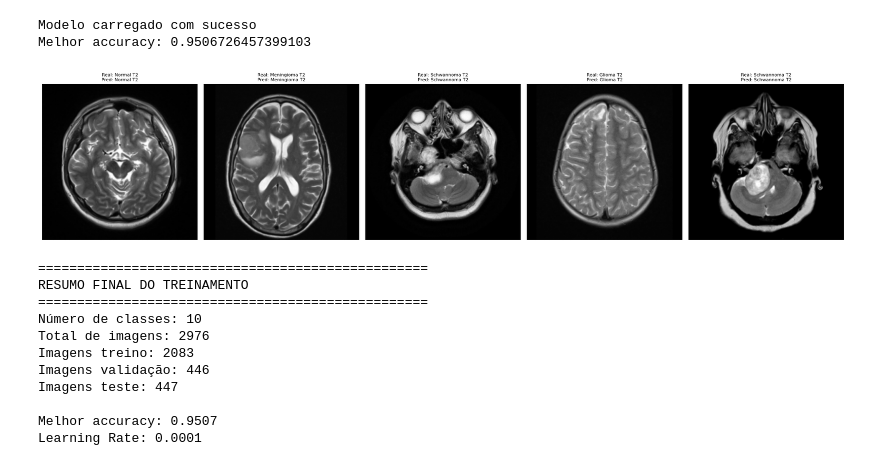
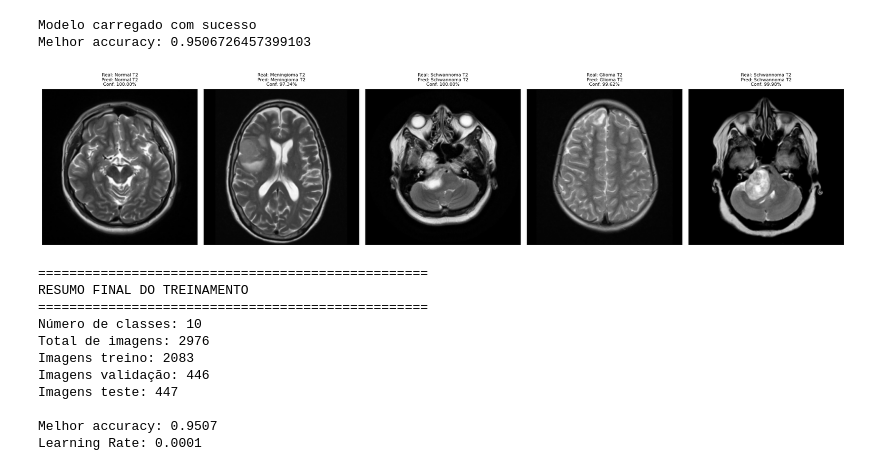
Before and after one commit to N4TH4NB/Projeto_IA_Tumor, a Jupyter notebook: src/main.ipynb, the cells around one changed output. Saved outputs shown, nothing was run; the diff lists cells and outputs as text; code cells hidden in the pictures.

```diff
--- a/src/main.ipynb
+++ b/src/main.ipynb
@@ -522,36 +522,45 @@ with torch.no_grad():
     for i in range(num_images):
 
         image, label = test_dataset[i]
 
         input_tensor = image.unsqueeze(0).to(DEVICE)
 
+        # Forward
         output = model(input_tensor)
 
+        # Probabilidades
+        probabilities = torch.softmax(output, dim=1)
+
+        # Classe prevista
         pred = torch.argmax(
-            output,
+            probabilities,
             dim=1
         ).item()
+
+        # Confiança
+        confidence = probabilities[0][pred].item()
 
         image_np = image.squeeze().cpu().numpy()
 
         axes[i].imshow(
             image_np,
             cmap="gray"
         )
 
         axes[i].set_title(
             f"Real: {idx_to_class[label]}\n"
-            f"Pred: {idx_to_class[pred]}",
+            f"Pred: {idx_to_class[pred]}\n"
+            f"Conf: {confidence*100:.2f}%",
             fontsize=8
         )
 
         axes[i].axis("off")
 
 plt.tight_layout()
 
 plt.show()
 # %% [output]
-[figure, old version]
+[figure, new version]
 # %%
 print("=" * 50)
 print("RESUMO FINAL DO TREINAMENTO")
```
